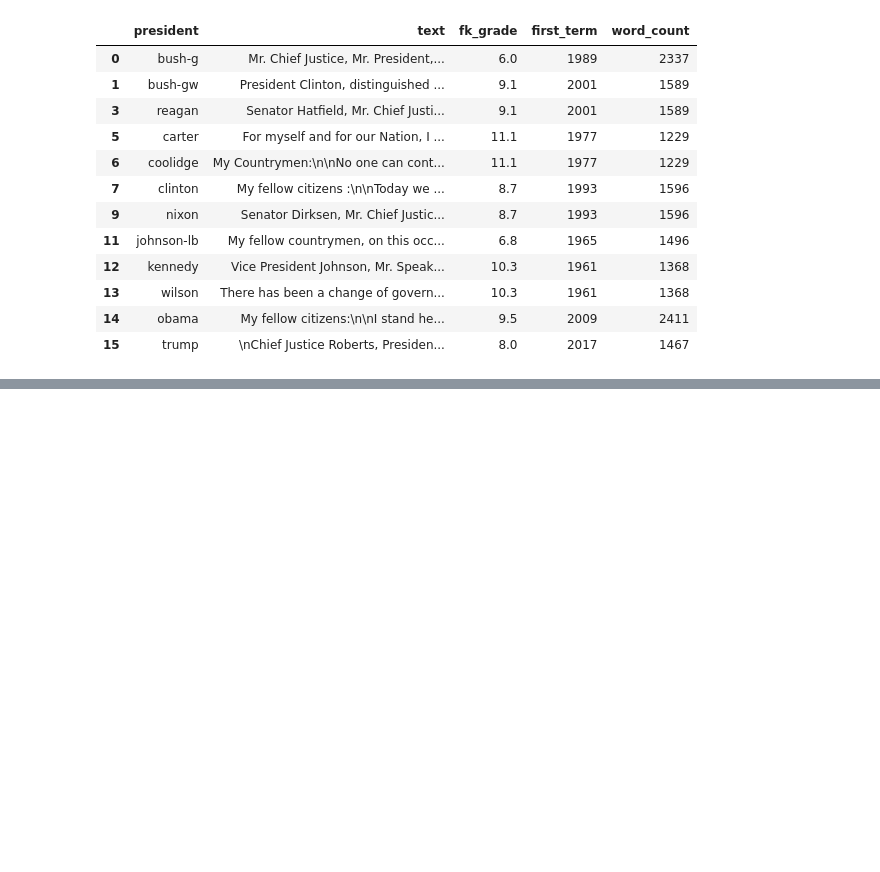
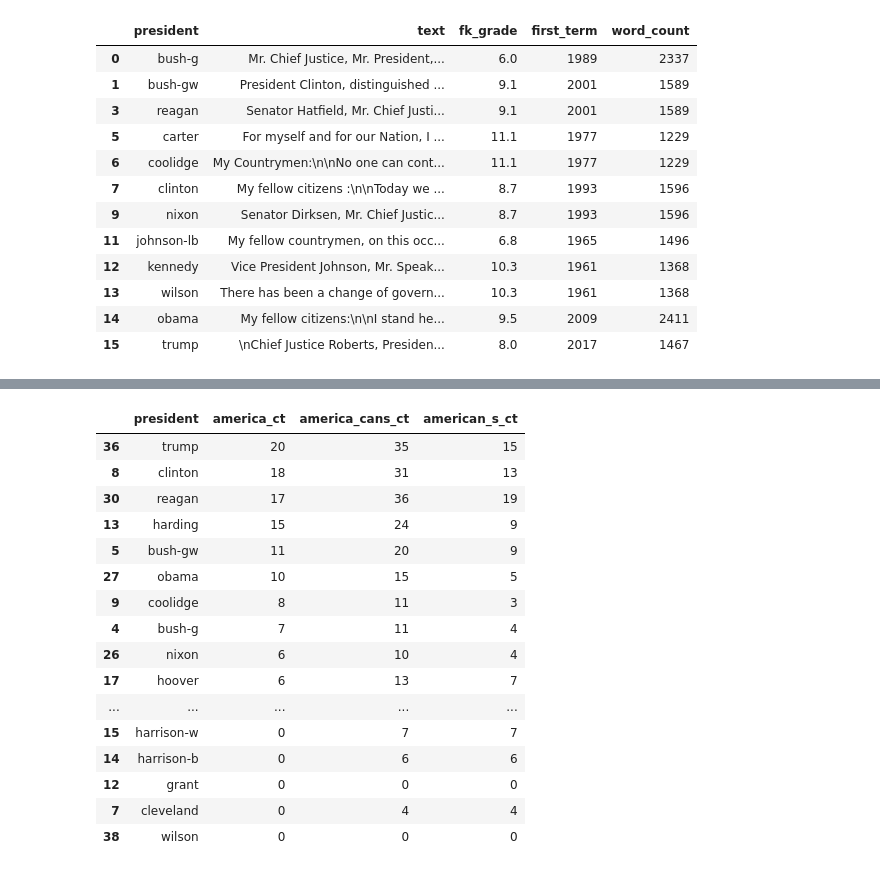
Before and after one commit to sbchou/trump-speech, a Jupyter notebook: Speech-analysis.ipynb, the cells around one changed output, grey strips where cells are left out. Cells and saved outputs as stored; diff of their text form; code cells hidden in the pictures; blank space fills up the shorter version.

```diff
--- a/Speech-analysis.ipynb
+++ b/Speech-analysis.ipynb
@@ -322,0 +377,23 @@ for i, blob in enumerate(bloblist):
+# %%
+df_all['america_ct'] = df_all.tokens.apply(lambda x: Counter(x)['america'])
+df_all['american_s_ct'] = df_all.tokens.apply(lambda x: Counter(x)['american'] + Counter(x)['americans'])
+df_all['america_cans_ct'] = df_all.tokens.apply(lambda x: Counter(x)['america'] + Counter(x)['american'] + Counter(x)['americans'])
+df_all[['president', 'america_ct', 'america_cans_ct', 'american_s_ct']].sort_values('america_ct', ascending=False)
+# %% [output]
+|  | president | america_ct | america_cans_ct | american_s_ct |
+| 36 | trump | 20 | 35 | 15 |
+| 8 | clinton | 18 | 31 | 13 |
+| 30 | reagan | 17 | 36 | 19 |
+| 13 | harding | 15 | 24 | 9 |
+| 5 | bush-gw | 11 | 20 | 9 |
+| 27 | obama | 10 | 15 | 5 |
+| 9 | coolidge | 8 | 11 | 3 |
+| 4 | bush-g | 7 | 11 | 4 |
+| 26 | nixon | 6 | 10 | 4 |
+| 17 | hoover | 6 | 13 | 7 |
+| ... | ... | ... | ... | ... |
+| 15 | harrison-w | 0 | 7 | 7 |
+| 14 | harrison-b | 0 | 6 | 6 |
+| 12 | grant | 0 | 0 | 0 |
+| 7 | cleveland | 0 | 4 | 4 |
+| 38 | wilson | 0 | 0 | 0 |
```
Also changed, not shown: parts of 13 cells of this notebook, 4 other files.
